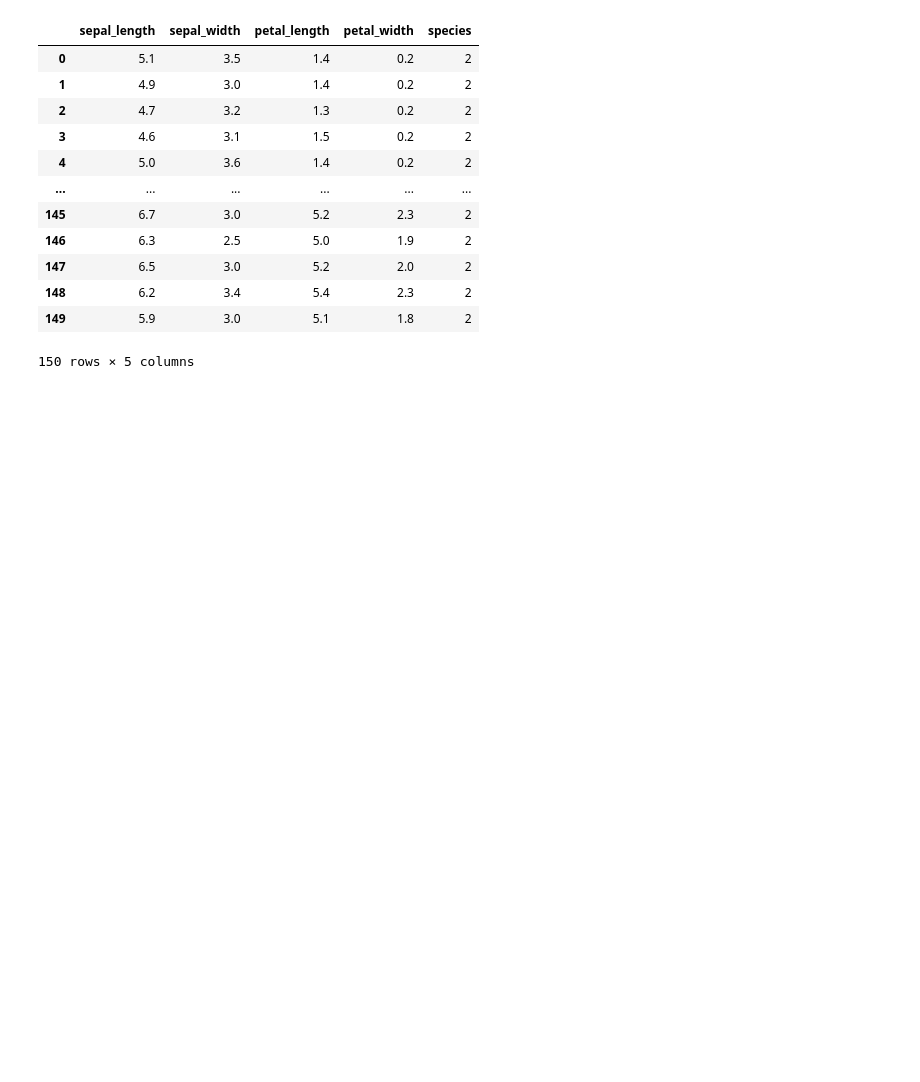
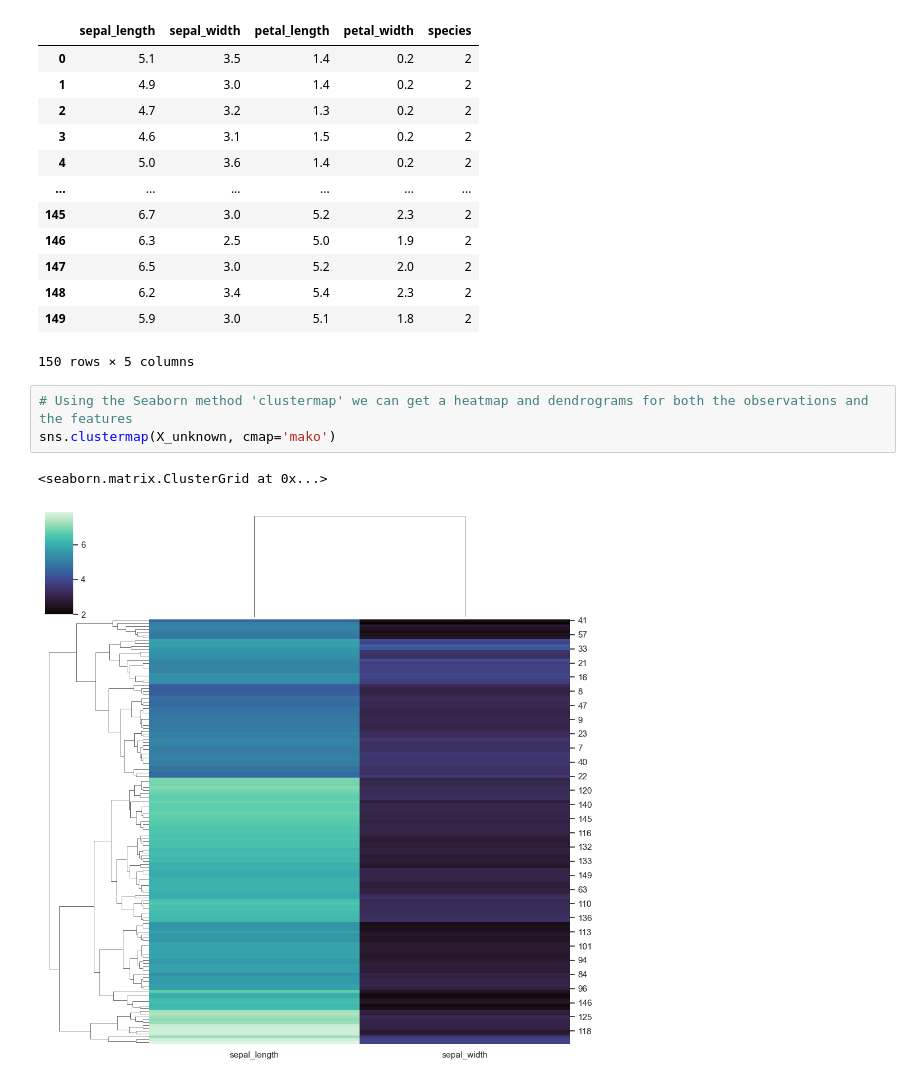
Before and after one commit to thiagokato80/Python_Cases, a Jupyter notebook: Clustering_Species_Segm.ipynb, the cells around one changed output. Drawn from its saved outputs; the diff is of its cells as text; blank space fills up the shorter version.

```diff
--- a/Clustering_Species_Segm.ipynb
+++ b/Clustering_Species_Segm.ipynb
@@ -383,3 +383,9 @@ knn_imputed_data
 | 148 | 6.2 | 3.4 | 5.4 | 2.3 | 2 |
 | 149 | 5.9 | 3.0 | 5.1 | 1.8 | 2 |
 150 rows × 5 columns
+# %%
+# Using the Seaborn method 'clustermap' we can get a heatmap and dendrograms for both the observations and the features
+sns.clustermap(X_unknown, cmap='mako')
+# %% [output]
+<seaborn.matrix.ClusterGrid at 0x...>
+[figure, added]
```
Also changed, not shown: parts of 8 cells of this notebook.
